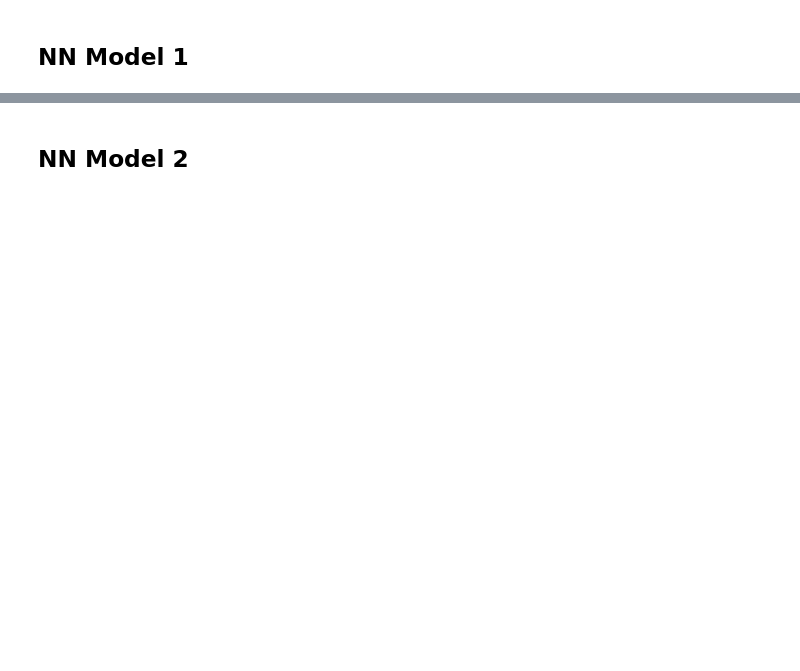
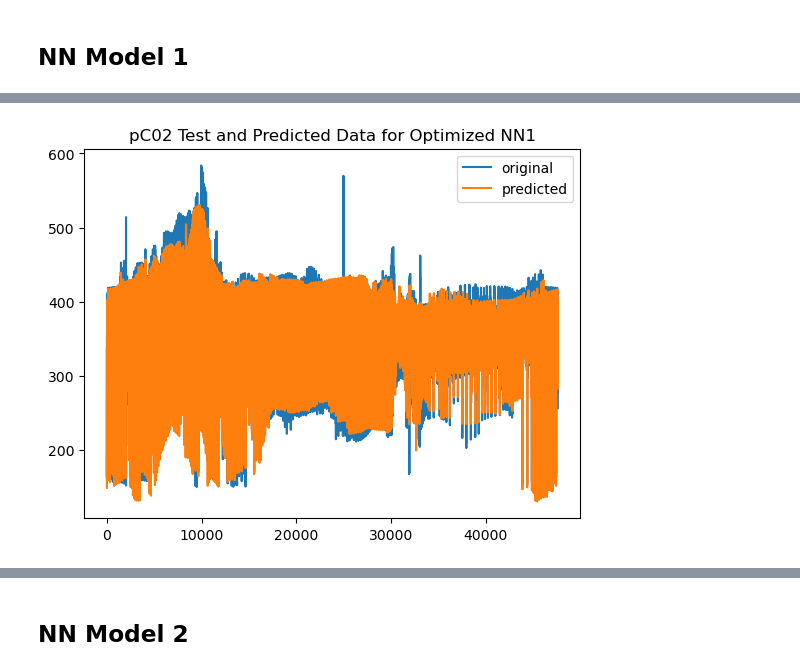
Before and after one commit to juliasimpson97/MLEE-final-project, a Jupyter notebook: models/NN.ipynb, the cells around one changed output, grey strips where cells are left out. Cells and saved outputs as stored; diff of their text form; code cells hidden in the pictures; blank space fills up the shorter version.

```diff
--- a/models/NN.ipynb
+++ b/models/NN.ipynb
@@ -660,0 +920,4 @@ NN_model1 = load_model(os.path.join(recon_model_path,'NN_model1.h5'))
+# %%
+y_pred1 = NN_model1.predict(X_test_df)
+mse = mean_squared_error(y_test_df, y_pred1)
+print("MSE: %.2f" % mse)
@@ -660,0 +927,9 @@ NN_model1 = load_model(os.path.join(recon_model_path,'NN_model1.h5'))
+# %%
+x_ax = range(len(y_test_df))
+plt.plot(x_ax, y_test_df, label="original")
+plt.plot(x_ax, y_pred1, label="predicted")
+plt.title("pC02 Test and Predicted Data for Optimized NN1")
+plt.legend()
+plt.show()
+# %% [output]
+[figure, added]
```
Also changed, not shown: parts of 69 cells of this notebook.
